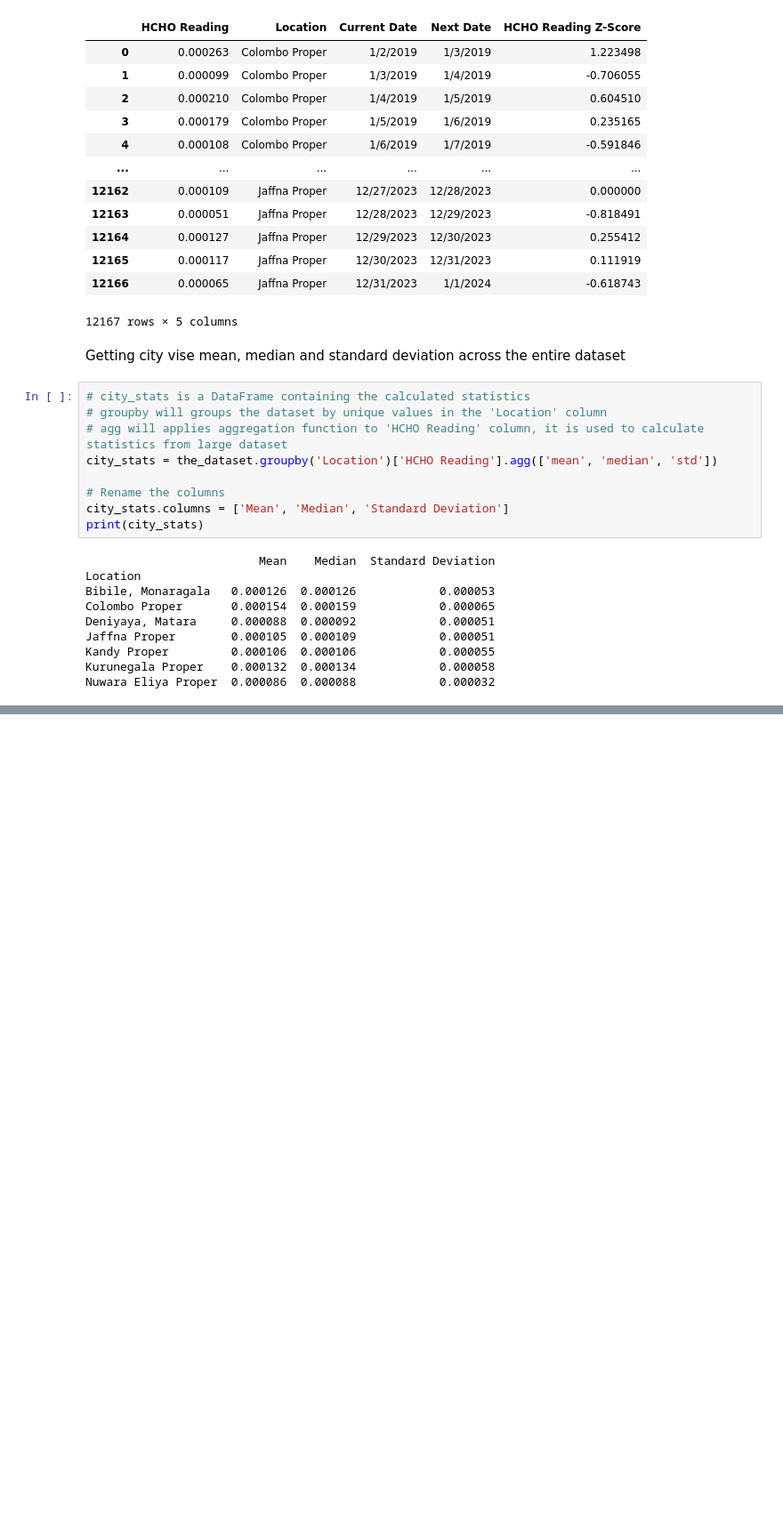
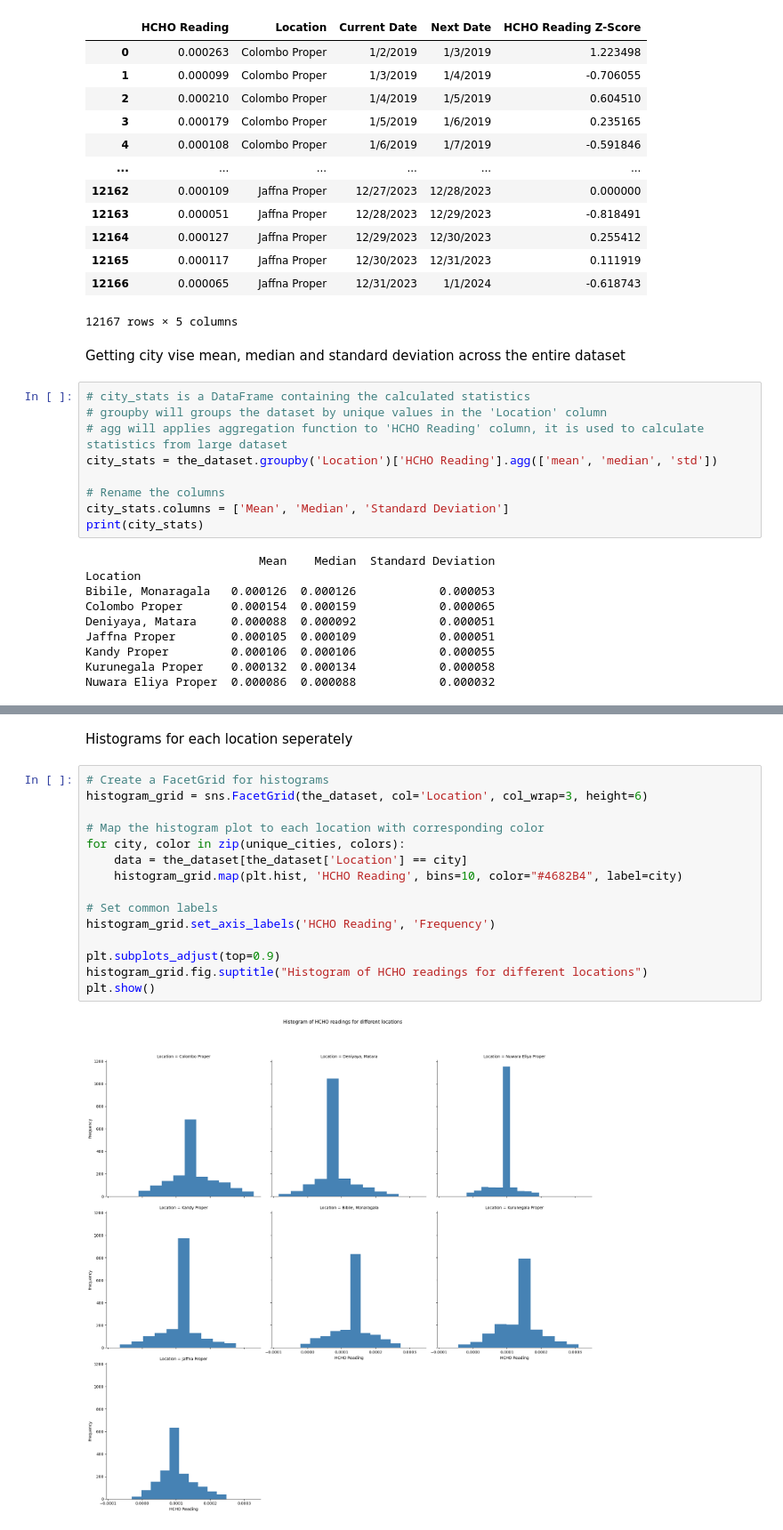
Before and after one commit to DeelakaDias/Analyzing-HCHO-Gas-Level-in-Sri-Lanka, a Jupyter notebook: Data Engineering CW.ipynb, the cells around one changed output, grey strips where cells are left out. Shown at 89% size. Drawn from its saved outputs; the diff is of its cells as text; blank space fills up the shorter version.

```diff
--- a/Data Engineering CW.ipynb
+++ b/Data Engineering CW.ipynb
@@ -1535,0 +1495,19 @@ plt.show()
+# %% [markdown]
+Histograms for each location seperately
+# %%
+# Create a FacetGrid for histograms
+histogram_grid = sns.FacetGrid(the_dataset, col='Location', col_wrap=3, height=6)
+
+# Map the histogram plot to each location with corresponding color
+for city, color in zip(unique_cities, colors):
+    data = the_dataset[the_dataset['Location'] == city]
+    histogram_grid.map(plt.hist, 'HCHO Reading', bins=10, color="#4682B4", label=city)
+
+# Set common labels
+histogram_grid.set_axis_labels('HCHO Reading', 'Frequency')
+
+plt.subplots_adjust(top=0.9)
+histogram_grid.fig.suptitle("Histogram of HCHO readings for different locations")
+plt.show()
+# %% [output]
+[figure, added]
```
Also changed, not shown: parts of 14 cells of this notebook.
